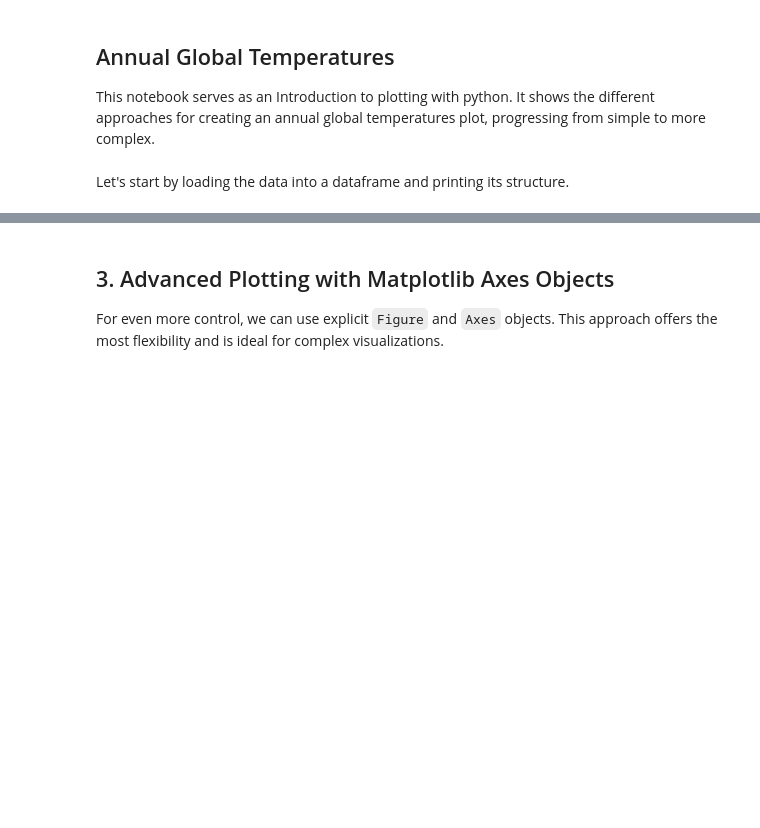
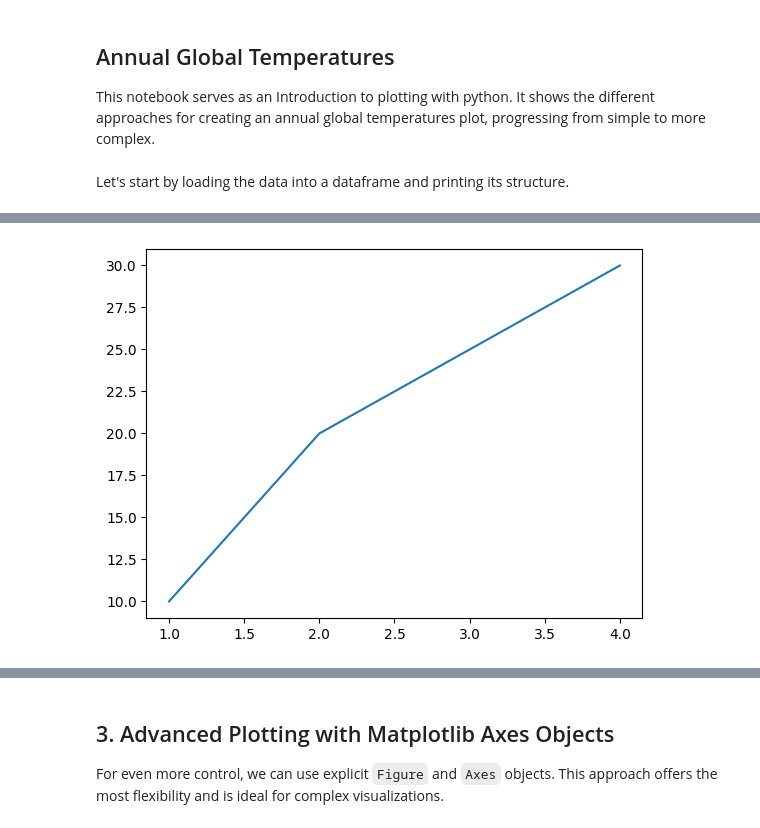
Before and after one commit to benediktbwimmer/viz-lecture, a Jupyter notebook: stage1/temperature.ipynb, the cells around one changed output, grey strips where cells are left out. Saved outputs shown, nothing was run; the diff lists cells and outputs as text; code cells hidden in the pictures; blank space fills up the shorter version.

```diff
--- a/stage1/temperature.ipynb
+++ b/stage1/temperature.ipynb
@@ -53,0 +87,8 @@ Here we create a more customized visualization using the `plt` object.
+# %%
+# Create a simple line plot with matplotlib
+x = [1, 2, 3, 4]
+y = [10, 20, 25, 30]
+plt.plot(x, y, '-')
+plt.show()
+# %% [output]
+[figure, added]
```
Also changed, not shown: parts of 19 cells of this notebook, 3 other files.
